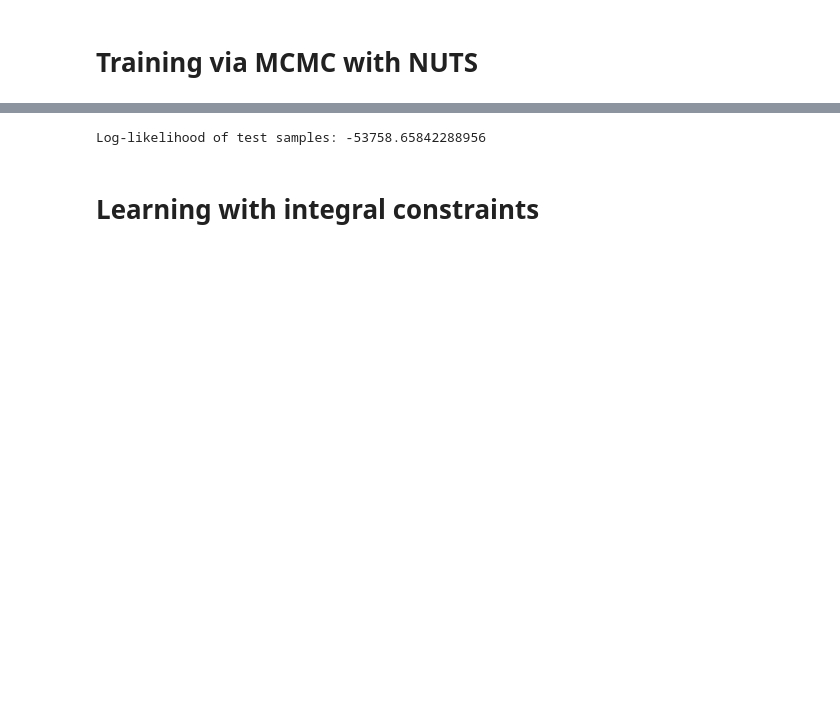
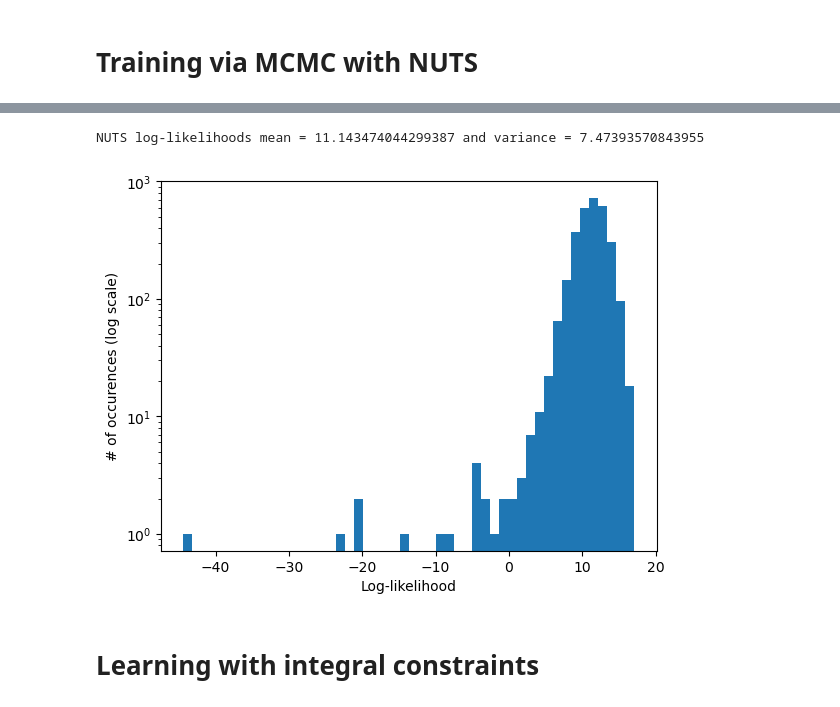
Before and after one commit to joshniemela/ProbabilisticML, a Jupyter notebook: exam/src/gp.ipynb, the cells around one changed output, grey strips where cells are left out. Cells and saved outputs as stored; diff of their text form; code cells hidden in the pictures; blank space fills up the shorter version.

```diff
--- a/exam/src/gp.ipynb
+++ b/exam/src/gp.ipynb
@@ -327,22 +314,30 @@ cov.shape  = torch.Size([101, 101])
 # %%
-# Calculate the log-likelihood of the average
-# of the sampled predictions on the test data
+# Calculate the log-likelihoods of the sampled predictions on the test data
 mean_preds, cov_preds = torch.vmap(
     lambda var, length, period, noise: predict(
         X_train, y_train, X_test, var, length, period, noise
     )
-)(*posterior_params)
+)(*[post_samples[param] for param in params])
 
-mean_pred = torch.mean(mean_preds, axis=0)
-cov_pred = torch.mean(cov_preds, axis=0)
-
-log_likelihood = dist.MultivariateNormal(
-    mean_pred,
-    cov_pred
-).log_prob(y_test)
-print(f"Log-likelihood of test samples: {log_likelihood}")
+log_likelihoods = []
+for mean_pred, cov_pred in zip(mean_preds, cov_preds):
+    log_likelihood = dist.MultivariateNormal(
+        mean_pred,
+        cov_pred
+    ).log_prob(y_test)
+    log_likelihoods.append(log_likelihood)
+log_likelihoods = torch.tensor(log_likelihoods)
-# %% [output]
-Log-likelihood of test samples: -53758.65842288956
+# %%
+print("NUTS log-likelihoods mean = {1} and variance = {0}".format(*torch.var_mean(log_likelihoods)))
+fig, ax = plt.subplots()
+ax.hist(log_likelihoods, bins=50)
+ax.set_yscale('log')
+ax.set_ylabel('# of occurences (log scale)')
+ax.set_xlabel('Log-likelihood')
+plt.show()
+# %% [output]
+NUTS log-likelihoods mean = 11.143474044299387 and variance = 7.47393570843955
+[figure, added]
 # %% [markdown]
 # Learning with integral constraints
 # %% [markdown]
```
Also changed, not shown: parts of 15 cells of this notebook.
